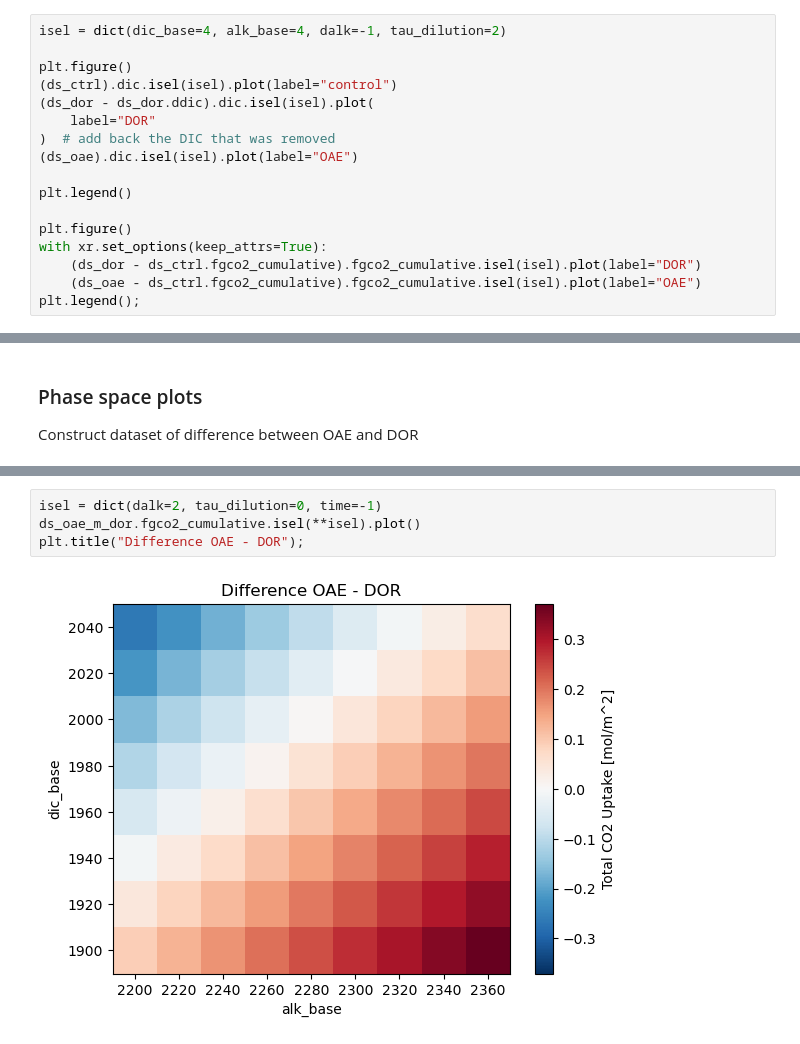
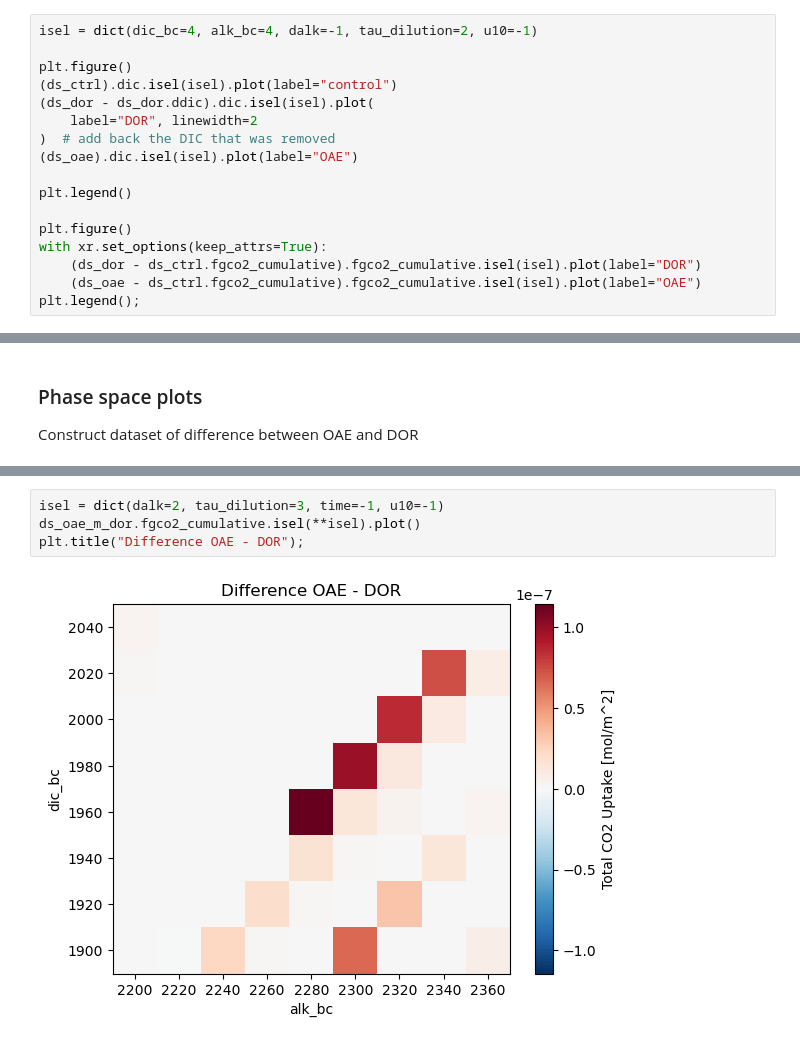
Before and after one commit to CWorthy-ocean/Ocean-CDR-Explorer, a Jupyter notebook: notebooks/dor-equivalent.ipynb, the cells around one changed output, grey strips where cells are left out. Saved outputs shown, nothing was run; the diff lists cells and outputs as text.

```diff
--- a/notebooks/dor-equivalent.ipynb
+++ b/notebooks/dor-equivalent.ipynb
@@ -493,12 +522,12 @@ plt.legend();
 
 In this case, we have to remove the CO2 uptake from the control to look at the CDR effect.
 # %%
-isel = dict(dic_base=4, alk_base=4, dalk=-1, tau_dilution=2)
+isel = dict(dic_bc=4, alk_bc=4, dalk=-1, tau_dilution=2, u10=-1)
 
 plt.figure()
 (ds_ctrl).dic.isel(isel).plot(label="control")
 (ds_dor - ds_dor.ddic).dic.isel(isel).plot(
-    label="DOR"
+    label="DOR", linewidth=2
 )  # add back the DIC that was removed
 (ds_oae).dic.isel(isel).plot(label="OAE")
 
@@ -556,6 +586,6 @@ plt.title("OAE removal");
 # %%
-isel = dict(dalk=2, tau_dilution=0, time=-1)
+isel = dict(dalk=2, tau_dilution=3, time=-1, u10=-1)
 ds_oae_m_dor.fgco2_cumulative.isel(**isel).plot()
 plt.title("Difference OAE - DOR");
 # %% [output]
-[figure, old version]
+[figure, new version]
```
Also changed, not shown: parts of 11 cells of this notebook, 1 other file.
